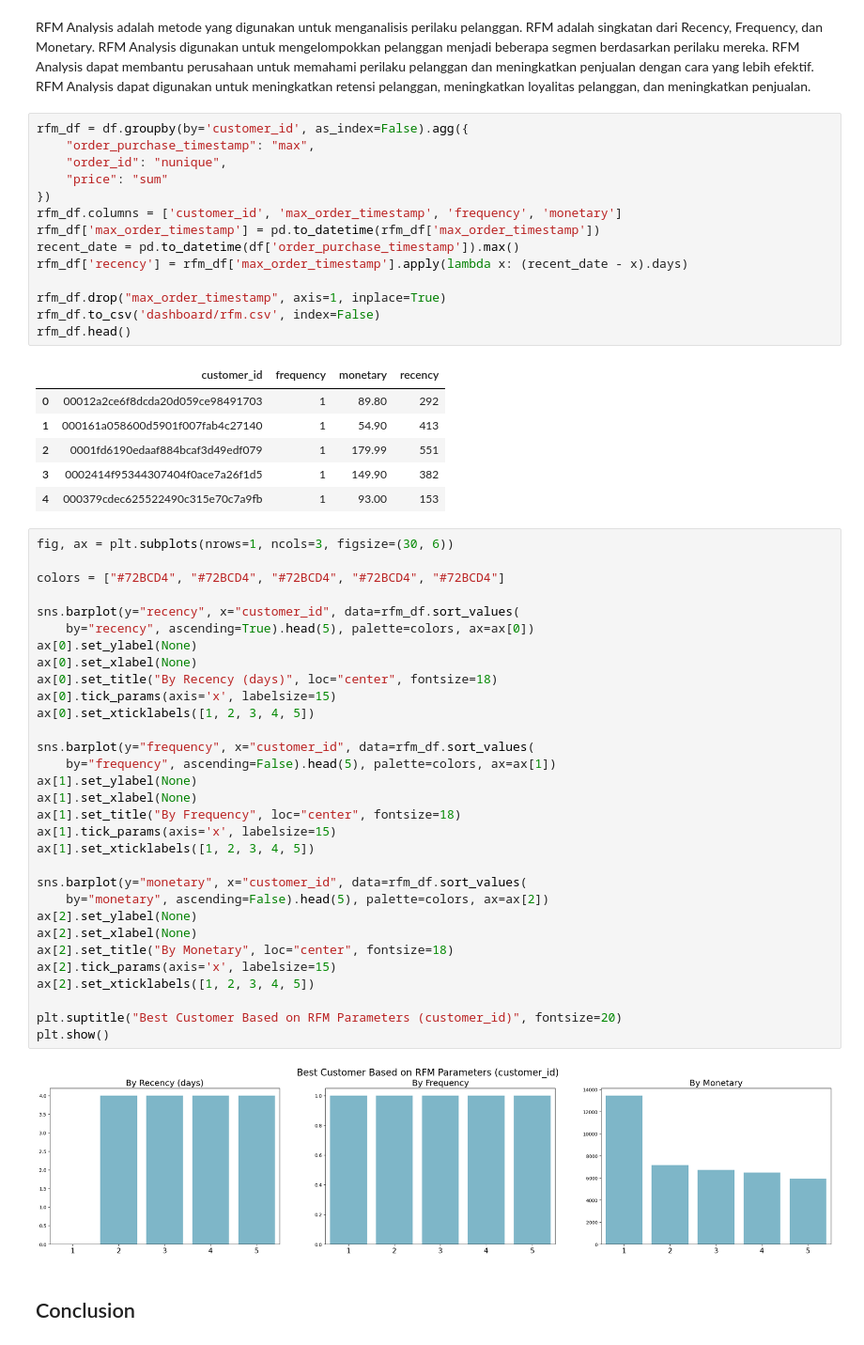
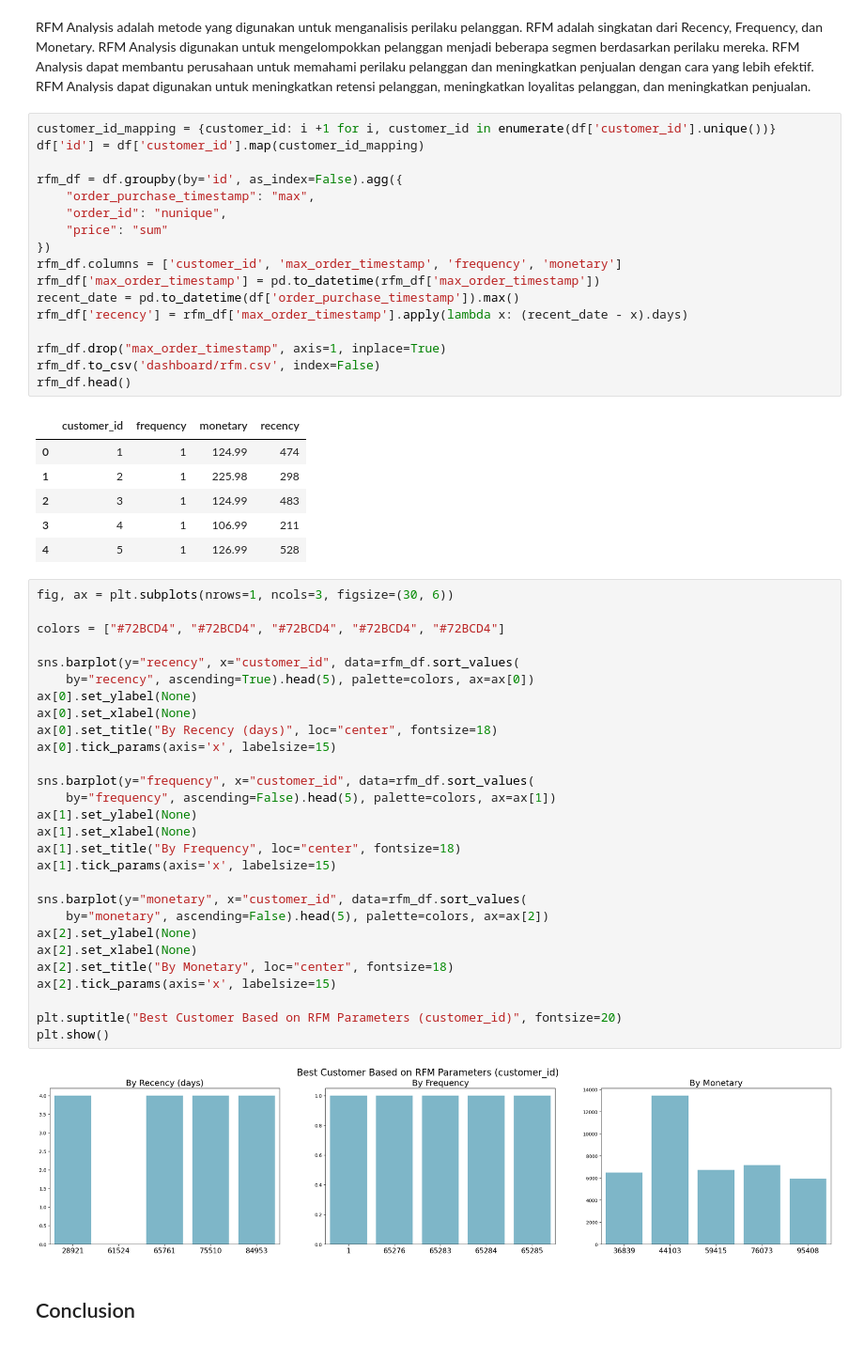
Before and after one commit to bayuik/analysis_data_e_commerce, a Jupyter notebook: notebook.ipynb, the cells around one changed output. Shown: that part at 94% size. Cells and saved outputs as stored; diff of their text form.

Commit message:
(update) rfm analysis customer id

```diff
--- a/notebook.ipynb
+++ b/notebook.ipynb
@@ -370,7 +370,10 @@ plt.show()
 # %% [markdown]
 RFM Analysis adalah metode yang digunakan untuk menganalisis perilaku pelanggan. RFM adalah singkatan dari Recency, Frequency, dan Monetary. RFM Analysis digunakan untuk mengelompokkan pelanggan menjadi beberapa segmen berdasarkan perilaku mereka. RFM Analysis dapat membantu perusahaan untuk memahami perilaku pelanggan dan meningkatkan penjualan dengan cara yang lebih efektif. RFM Analysis dapat digunakan untuk meningkatkan retensi pelanggan, meningkatkan loyalitas pelanggan, dan meningkatkan penjualan.
 # %%
-rfm_df = df.groupby(by='customer_id', as_index=False).agg({
+customer_id_mapping = {customer_id: i +1 for i, customer_id in enumerate(df['customer_id'].unique())}
+df['id'] = df['customer_id'].map(customer_id_mapping)
+
+rfm_df = df.groupby(by='id', as_index=False).agg({
     "order_purchase_timestamp": "max",
     "order_id": "nunique",
     "price": "sum"
@@ -385,44 +388,41 @@ rfm_df.to_csv('dashboard/rfm.csv', index=False)
 rfm_df.head()
 # %% [output]
 |  | customer_id | frequency | monetary | recency |
-| 0 | 00012a2ce6f8dcda20d059ce98491703 | 1 | 89.80 | 292 |
-| 1 | 000161a058600d5901f007fab4c27140 | 1 | 54.90 | 413 |
-| 2 | 0001fd6190edaaf884bcaf3d49edf079 | 1 | 179.99 | 551 |
-| 3 | 0002414f95344307404f0ace7a26f1d5 | 1 | 149.90 | 382 |
-| 4 | 000379cdec625522490c315e70c7a9fb | 1 | 93.00 | 153 |
+| 0 | 1 | 1 | 124.99 | 474 |
+| 1 | 2 | 1 | 225.98 | 298 |
+| 2 | 3 | 1 | 124.99 | 483 |
+| 3 | 4 | 1 | 106.99 | 211 |
+| 4 | 5 | 1 | 126.99 | 528 |
 # %%
 fig, ax = plt.subplots(nrows=1, ncols=3, figsize=(30, 6))
 
 colors = ["#72BCD4", "#72BCD4", "#72BCD4", "#72BCD4", "#72BCD4"]
 
 sns.barplot(y="recency", x="customer_id", data=rfm_df.sort_values(
     by="recency", ascending=True).head(5), palette=colors, ax=ax[0])
 ax[0].set_ylabel(None)
 ax[0].set_xlabel(None)
 ax[0].set_title("By Recency (days)", loc="center", fontsize=18)
 ax[0].tick_params(axis='x', labelsize=15)
-ax[0].set_xticklabels([1, 2, 3, 4, 5])
 
 sns.barplot(y="frequency", x="customer_id", data=rfm_df.sort_values(
     by="frequency", ascending=False).head(5), palette=colors, ax=ax[1])
 ax[1].set_ylabel(None)
 ax[1].set_xlabel(None)
 ax[1].set_title("By Frequency", loc="center", fontsize=18)
 ax[1].tick_params(axis='x', labelsize=15)
-ax[1].set_xticklabels([1, 2, 3, 4, 5])
 
 sns.barplot(y="monetary", x="customer_id", data=rfm_df.sort_values(
     by="monetary", ascending=False).head(5), palette=colors, ax=ax[2])
 ax[2].set_ylabel(None)
 ax[2].set_xlabel(None)
 ax[2].set_title("By Monetary", loc="center", fontsize=18)
 ax[2].tick_params(axis='x', labelsize=15)
-ax[2].set_xticklabels([1, 2, 3, 4, 5])
 
 plt.suptitle("Best Customer Based on RFM Parameters (customer_id)", fontsize=20)
 plt.show()
 # %% [output]
-[figure, old version]
+[figure, new version]
 # %% [markdown]
 ## Conclusion
 # %% [markdown]
```
Also changed, not shown: 2 other files.
